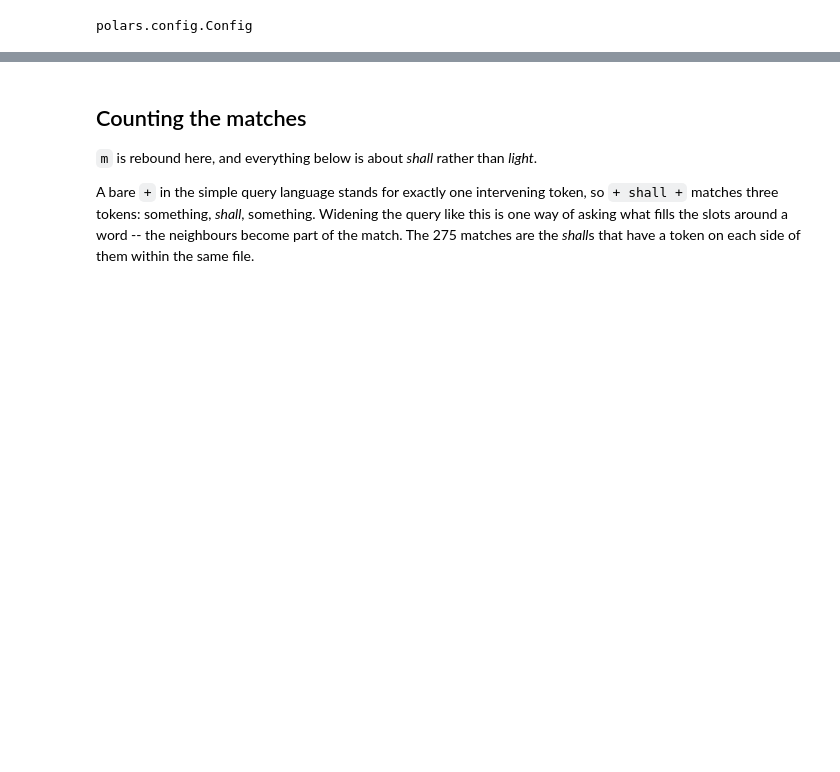
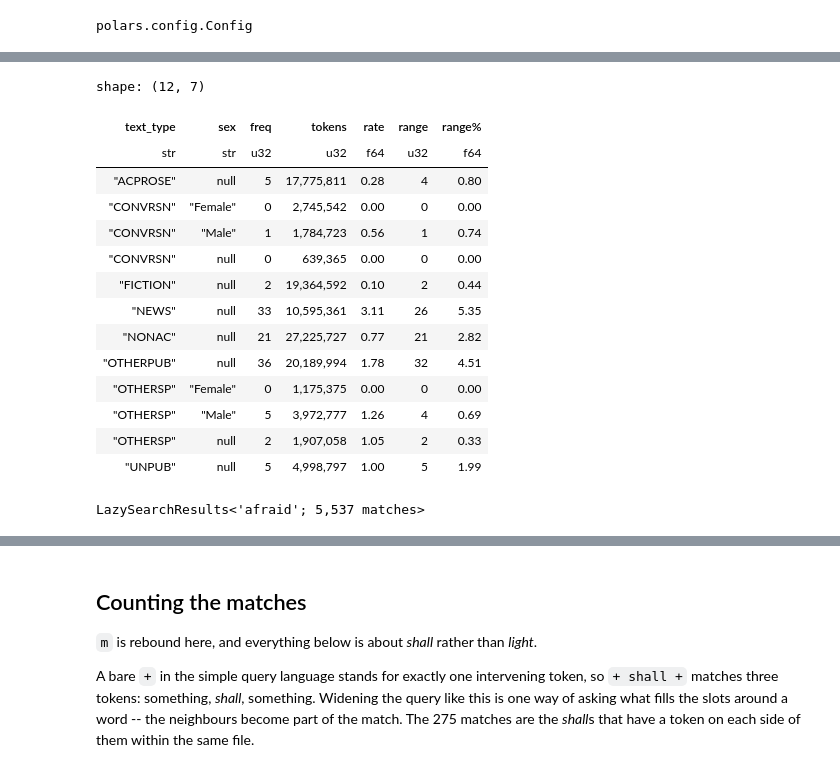
Before and after one commit to rmalouf/polars_corpus, a Jupyter notebook: docs/notebooks/concordance.ipynb, the cells around one changed output, grey strips where cells are left out. Cells and saved outputs as stored; diff of their text form; code cells hidden in the pictures; blank space fills up the shorter version.

```diff
--- a/docs/notebooks/concordance.ipynb
+++ b/docs/notebooks/concordance.ipynb
@@ -79,0 +64,3 @@ shape: (2, 4)
+# %%
+m = plc.search(c, "{revamp/V}")
+m.concordance(window=5, as_str=True)
@@ -79,0 +140,23 @@ shape: (2, 4)
+# %%
+m.distribution(['text_type','sex'])
+# %% [output]
+shape: (12, 7)
+| text_type | sex | freq | tokens | rate | range | range% |
+| str | str | u32 | u32 | f64 | u32 | f64 |
+| "ACPROSE" | null | 5 | 17,775,811 | 0.28 | 4 | 0.80 |
+| "CONVRSN" | "Female" | 0 | 2,745,542 | 0.00 | 0 | 0.00 |
+| "CONVRSN" | "Male" | 1 | 1,784,723 | 0.56 | 1 | 0.74 |
+| "CONVRSN" | null | 0 | 639,365 | 0.00 | 0 | 0.00 |
+| "FICTION" | null | 2 | 19,364,592 | 0.10 | 2 | 0.44 |
+| "NEWS" | null | 33 | 10,595,361 | 3.11 | 26 | 5.35 |
+| "NONAC" | null | 21 | 27,225,727 | 0.77 | 21 | 2.82 |
+| "OTHERPUB" | null | 36 | 20,189,994 | 1.78 | 32 | 4.51 |
+| "OTHERSP" | "Female" | 0 | 1,175,375 | 0.00 | 0 | 0.00 |
+| "OTHERSP" | "Male" | 5 | 3,972,777 | 1.26 | 4 | 0.69 |
+| "OTHERSP" | null | 2 | 1,907,058 | 1.05 | 2 | 0.33 |
+| "UNPUB" | null | 5 | 4,998,797 | 1.00 | 5 | 1.99 |
+# %%
+m = plc.search(c, "afraid")
+m
+# %% [output]
+LazySearchResults<'afraid'; 5,537 matches>
```
Also changed, not shown: parts of 29 cells of this notebook, 3 other files.
